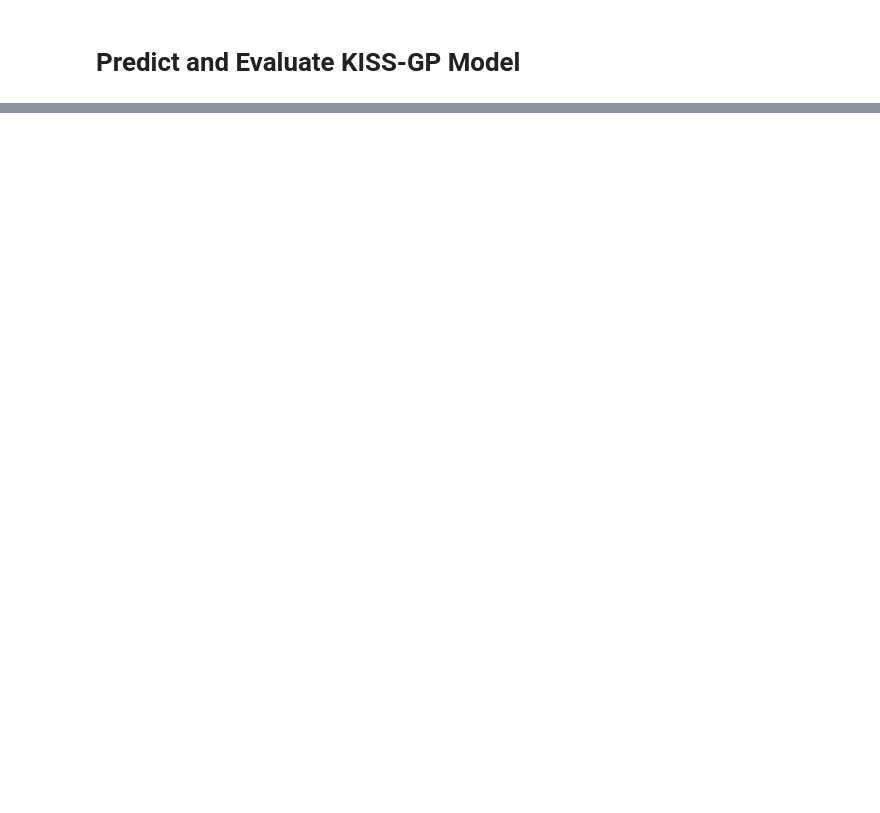
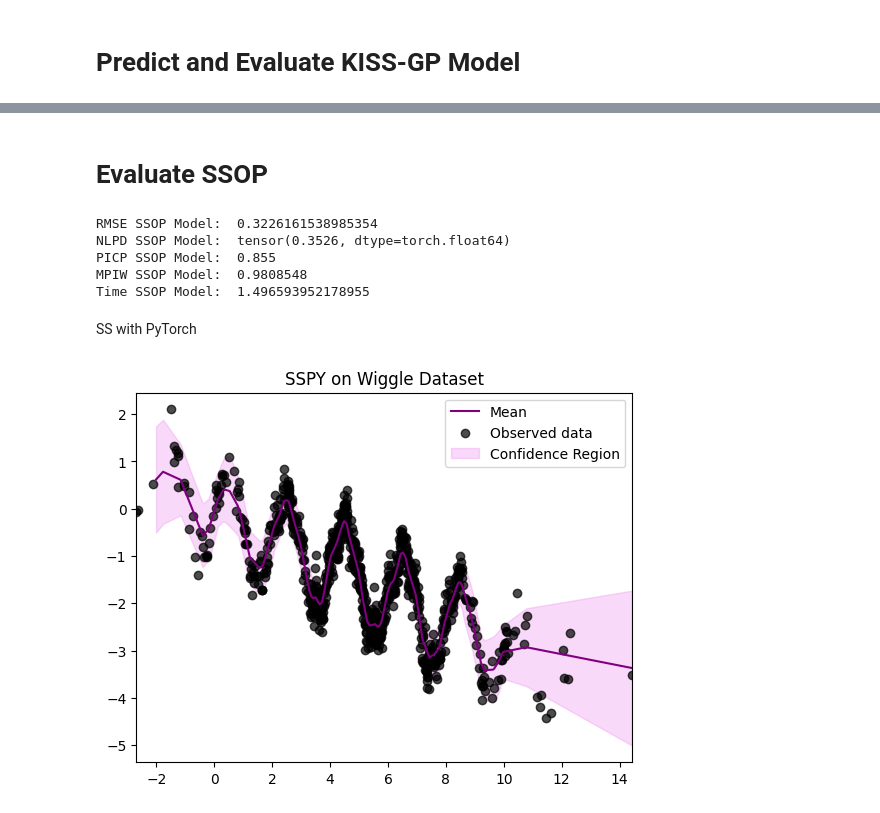
Before and after one commit to Sabelz/Master_Thesis_Alexander, a Jupyter notebook: GPs/WiggleGPs.ipynb, the cells around one changed output, grey strips where cells are left out. Saved outputs shown, nothing was run; the diff lists cells and outputs as text; code cells hidden in the pictures; blank space fills up the shorter version.

```diff
--- a/GPs/WiggleGPs.ipynb
+++ b/GPs/WiggleGPs.ipynb
@@ -114,0 +188,8 @@ with torch.no_grad(), gpytorch.settings.fast_pred_var():
+# %%
+# Calculate ell and sigma
+opt_ell_wiggle, opt_sigma_wiggle, train_time_SSOP_wiggle = train_SSGP(x_train_wiggle, y_train_wiggle, x_test_wiggle, ell=1, sigma=1)
+# %%
+mfs, vfs, mps, vps, _ = kalmanFilter(ss_ys_wiggle, dts_wiggle, opt_ell_wiggle, opt_sigma_wiggle, m0=0, v0=1)
+mss, vss = kalmanSmoothing(opt_ell_wiggle, dts_wiggle, mfs, vfs, mps, vps)
+ssop_posterior_mean_wiggle = mss[jnp.isnan(ss_ys_wiggle)]
+ssop_posterior_var_wiggle = vss[jnp.isnan(ss_ys_wiggle)]
@@ -114,0 +201,57 @@ with torch.no_grad(), gpytorch.settings.fast_pred_var():
+# %% [markdown]
+# Evaluate SSOP
+# %%
+with torch.no_grad(), gpytorch.settings.fast_pred_var():
+  # Order y_test, x_test
+  temporal_order = jnp.argsort(x_test_wiggle.numpy())
+  y_test_temporal_order = y_test_wiggle.numpy()[temporal_order]
+  x_test_temporal_order = x_test_wiggle.numpy()[temporal_order]
+
+  RMSE_SSOP_wiggle, NLPD_SSOP_wiggle, PICP_SSOP_wiggle, MPIW_SSOP_wiggle = error_metrics(
+      torch.tensor(x_test_temporal_order),
+      torch.tensor(y_test_temporal_order),
+      torch.tensor(np.array(ssop_posterior_mean_wiggle)),
+      torch.tensor(np.array(ssop_posterior_var_wiggle)))# error_metrics defined in utils/functions.ipynb
+  print("RMSE SSOP Model: ",RMSE_SSOP_wiggle)
+  print("NLPD SSOP Model: ",NLPD_SSOP_wiggle)
+  print("PICP SSOP Model: ",PICP_SSOP_wiggle)
+  print("MPIW SSOP Model: ",MPIW_SSOP_wiggle)
+  print("Time SSOP Model: ", train_time_SSOP_wiggle)
+# %% [output]
+RMSE SSOP Model:  0.3226161538985354
+NLPD SSOP Model:  tensor(0.3526, dtype=torch.float64)
+PICP SSOP Model:  0.855
+MPIW SSOP Model:  0.9808548
+Time SSOP Model:  1.496593952178955
+# %% [markdown]
+SS with PyTorch
+# %%
+# Train with pytorch instead
+
+# Calculate ell and sigma
+opt_ell_wiggle_torch, opt_sigma_wiggle_torch, train_time_SSPY_wiggle = train_SSGP_torch(x_train_wiggle,
+                                                                                            y_train_wiggle,
+                                                                                            x_test_wiggle,
+                                                                                            ell=1,
+                                                                                            sigma=1)
+# Convert them to numpy arrays
+# Assume tensor is on GPU
+opt_ell_wiggle_pytorch = opt_ell_wiggle_torch.to('cpu')
+opt_sigma_wiggle_pytorch = opt_sigma_wiggle_torch.to('cpu')
+
+opt_ell_wiggle_numpy = opt_ell_wiggle_pytorch.numpy()
+opt_sigma_wiggle_numpy = opt_sigma_wiggle_pytorch.numpy()
+# Calculate mean and variance
+mfs_torch, vfs_torch, mps_torch, vps_torch, _ = kalmanFilter(ss_ys_wiggle,
+                                                             dts_wiggle,
+                                                             opt_ell_wiggle_numpy,
+                                                             opt_sigma_wiggle_numpy,
+                                                             m0=0, v0=1)
+mss_torch, vss_torch = kalmanSmoothing(opt_ell_wiggle_numpy, dts_wiggle, mfs_torch, vfs_torch, mps_torch, vps_torch)
+sspy_posterior_mean_wiggle = mss[jnp.isnan(ss_ys_wiggle)]
+sspy_posterior_var_wiggle = vss[jnp.isnan(ss_ys_wiggle)]
+# %%
+# Plot SSPY
+plot_SSGP(x_train_wiggle, y_train_wiggle, x_test_wiggle, sspy_posterior_mean_wiggle, sspy_posterior_var_wiggle, title= "SSPY on Wiggle Dataset")
+# %% [output]
+[figure, added]
```
Also changed, not shown: parts of 38 cells of this notebook.
